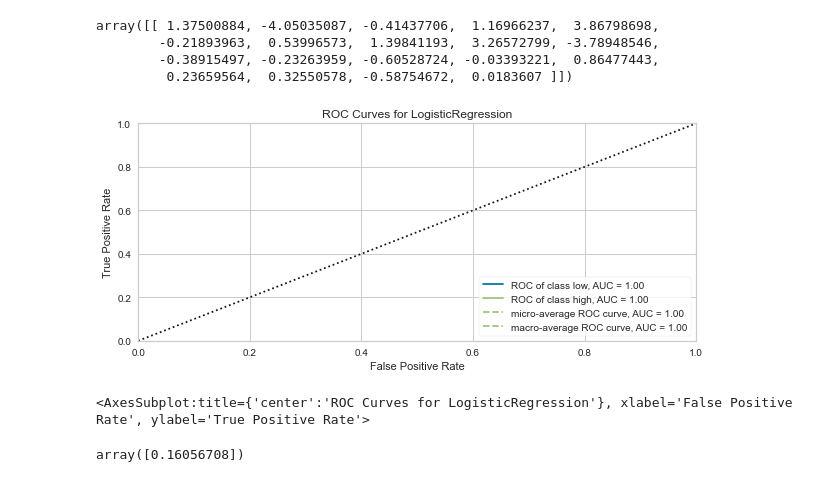
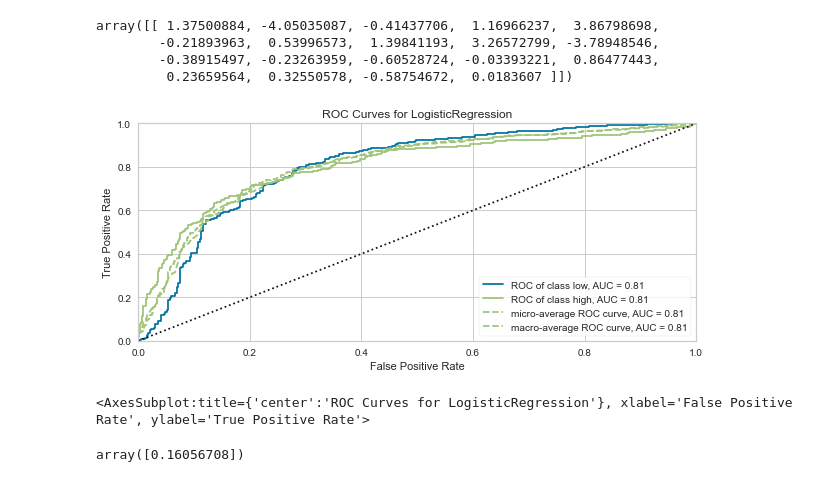
Before and after one commit to tontan2545/Big-Data-and-Artificial-Intelligence, a Jupyter notebook: W4_Logistic_Regression/HW4_Movie_Metadata.ipynb, the cells around one changed output. Drawn from its saved outputs; the diff is of its cells as text; code cells hidden in the pictures.

Commit message:
fix ROC curve issue

```diff
--- a/W4_Logistic_Regression/HW4_Movie_Metadata.ipynb
+++ b/W4_Logistic_Regression/HW4_Movie_Metadata.ipynb
@@ -892,11 +892,11 @@ array([[ 1.37500884, -4.05035087, -0.41437706,  1.16966237,  3.86798698,
 # %%
 from yellowbrick.classifier import ROCAUC
 visualizer = ROCAUC(lr, classes=["low","high"])
-visualizer.fit(X_train, y_train)        # Fit the training data to the visualizer
-visualizer.score(X_test, y_pred)        # Evaluate the model on the test data
+visualizer.fit(X_train, y_train)                    # Fit the training data to the visualizer
+visualizer.score(X_test, y_test.astype(int))        # Evaluate the model on the test data
 visualizer.show()
 # %% [output]
-[figure, old version]
+[figure, new version]
 <AxesSubplot:title={'center':'ROC Curves for LogisticRegression'}, xlabel='False Positive Rate', ylabel='True Positive Rate'>
 # %%
 lr.intercept_
```
